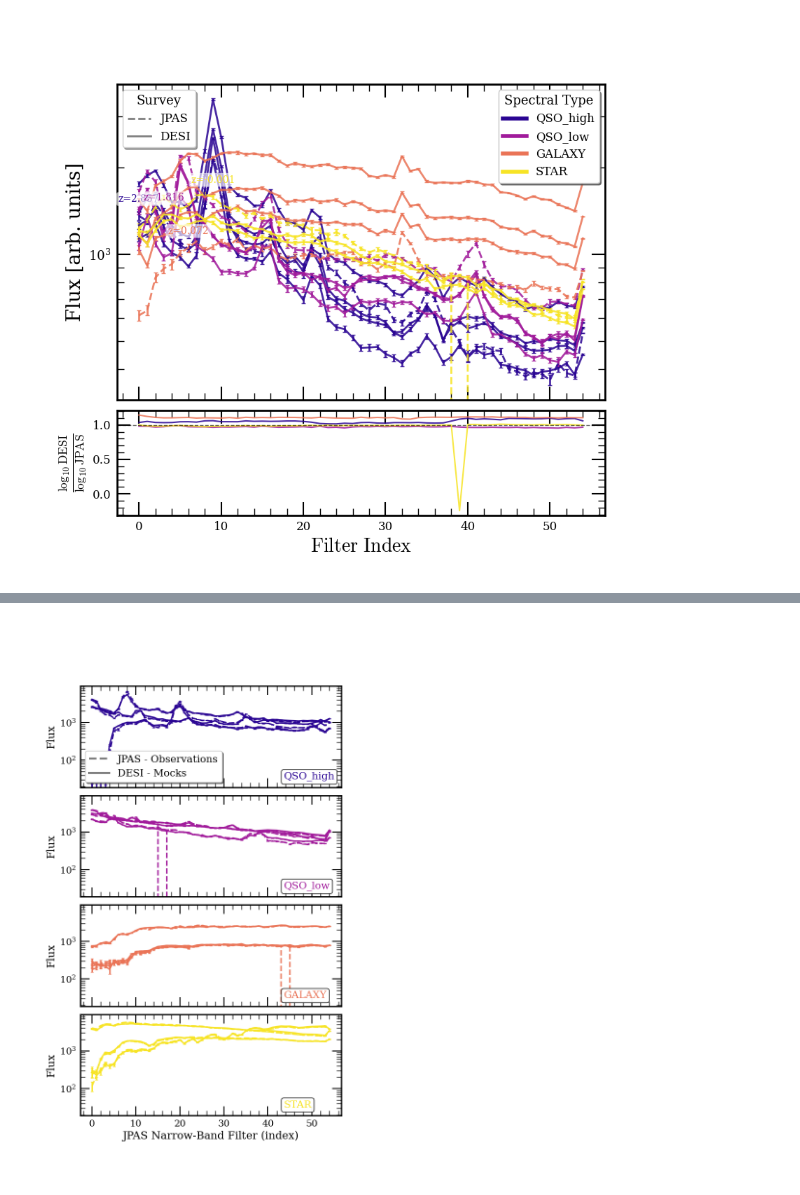
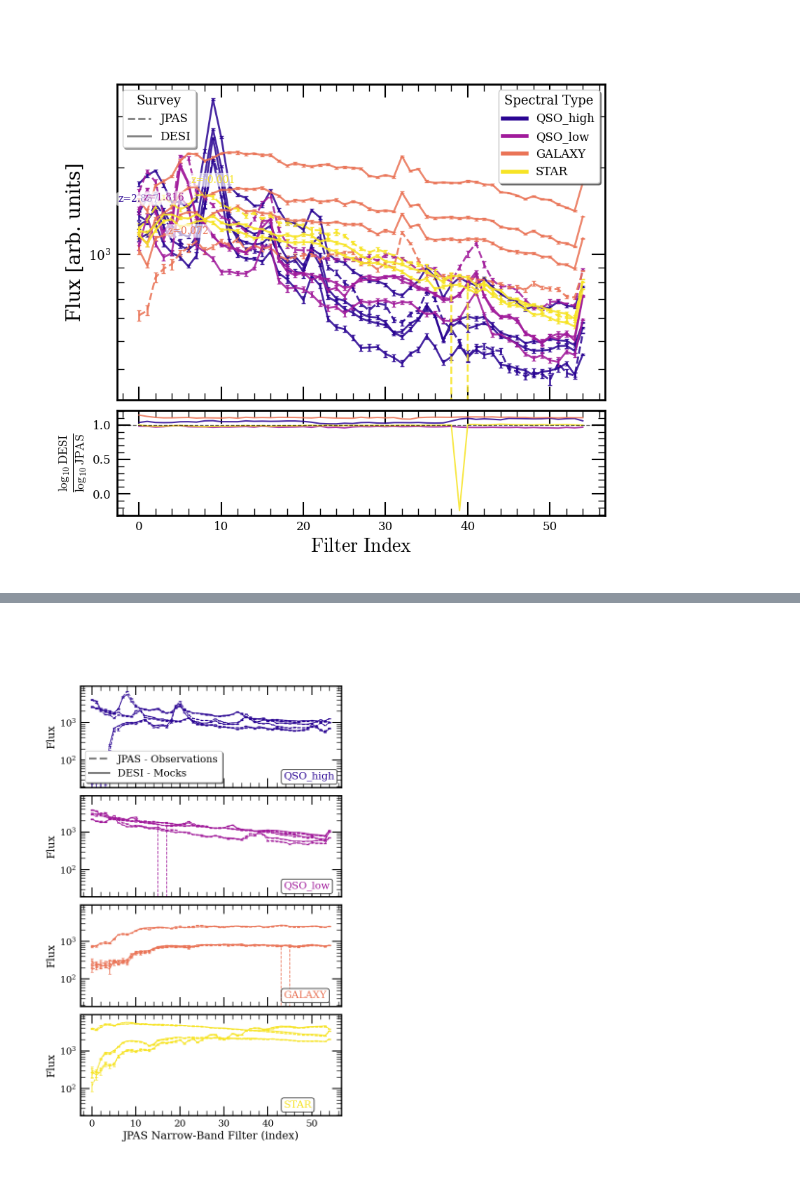
Before and after one commit to daniellopezcano/JPAS_Domain_Adaptation, a Jupyter notebook: notebooks/02_crossmatch_tools.ipynb, the cells around one changed output, grey strips where cells are left out. Saved outputs shown, nothing was run; the diff lists cells and outputs as text; code cells hidden in the pictures.

```diff
--- a/notebooks/02_crossmatch_tools.ipynb
+++ b/notebooks/02_crossmatch_tools.ipynb
@@ -526,7 +526,7 @@ for j, (ax, code) in enumerate(zip(axes, uniq_ints)):
         lbl_j = None if label_done[survey_jpas] else "JPAS"
         ax.errorbar(
             np.arange(obs_j.size), obs_j, yerr=err_j,
-            capsize=2, lw=2.2, ls=linestyles[survey_jpas],
+            capsize=2, lw=1.2, ls=linestyles[survey_jpas],
             color=colors[j], ecolor=colors[j], alpha=0.95, label=lbl_j
         )
         if lbl_j:
@@ -539,7 +539,7 @@ for j, (ax, code) in enumerate(zip(axes, uniq_ints)):
             lbl_d = None if label_done[survey_desi] else "DESI (scaled)"
             ax.errorbar(
                 np.arange(obs_d_scaled.size), obs_d_scaled, yerr=err_d_scaled,
-                capsize=2, lw=2.2, ls=linestyles[survey_desi],
+                capsize=2, lw=1.2, ls=linestyles[survey_desi],
                 color=colors[j], ecolor=colors[j], alpha=0.95, label=lbl_d
             )
             if lbl_d:
@@ -621 +621 @@ plt.show()
-[figure, old version]
+[figure, new version]
```
Also changed, not shown: parts of 1 cell of this notebook, 3 other files.
